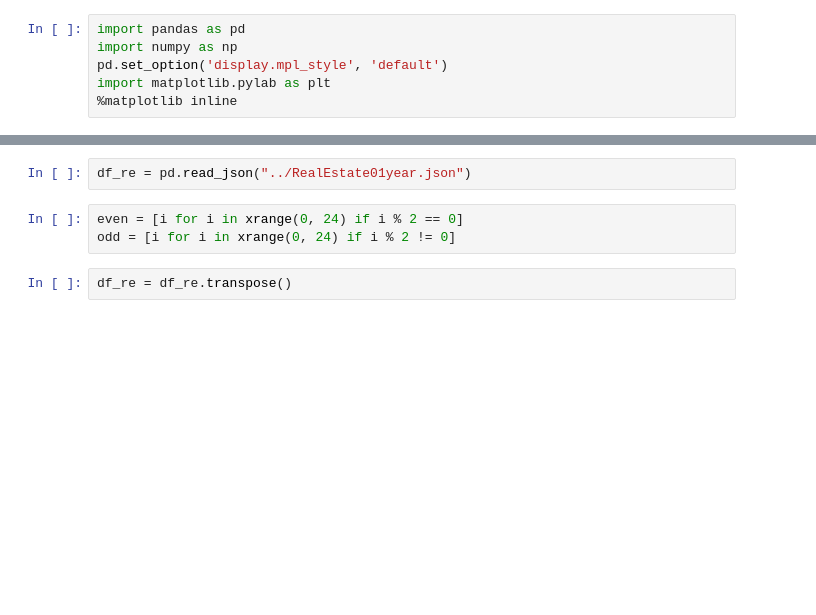
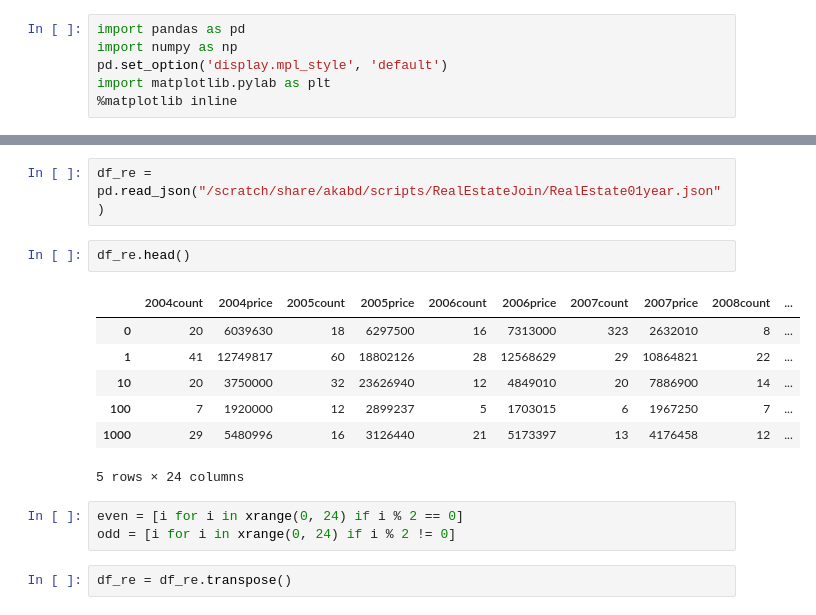
Before and after one commit to AmandaDoyle/BigDataTaxiFinalProject, a Jupyter notebook: Regression.ipynb, the cells around one changed output, grey strips where cells are left out. Saved outputs shown, nothing was run; the diff lists cells and outputs as text; blank space fills up the shorter version.

```diff
--- a/Regression.ipynb
+++ b/Regression.ipynb
@@ -15,5 +45,15 @@ df_evening.set_index('intersection', inplace = True)
 # %%
-df_re = pd.read_json("../RealEstate01year.json")
+df_re = pd.read_json("/scratch/share/akabd/scripts/RealEstateJoin/RealEstate01year.json")
+# %%
+df_re.head()
+# %% [output]
+|  | 2004count | 2004price | 2005count | 2005price | 2006count | 2006price | 2007count | 2007price | 2008count | ... |
+| 0 | 20 | 6039630 | 18 | 6297500 | 16 | 7313000 | 323 | 2632010 | 8 | ... |
+| 1 | 41 | 12749817 | 60 | 18802126 | 28 | 12568629 | 29 | 10864821 | 22 | ... |
+| 10 | 20 | 3750000 | 32 | 23626940 | 12 | 4849010 | 20 | 7886900 | 14 | ... |
+| 100 | 7 | 1920000 | 12 | 2899237 | 5 | 1703015 | 6 | 1967250 | 7 | ... |
+| 1000 | 29 | 5480996 | 16 | 3126440 | 21 | 5173397 | 13 | 4176458 | 12 | ... |
+5 rows × 24 columns
 # %%
 even = [i for i in xrange(0, 24) if i % 2 == 0]
 odd = [i for i in xrange(0, 24) if i % 2 != 0]
```
Also changed, not shown: parts of 22 cells of this notebook.
